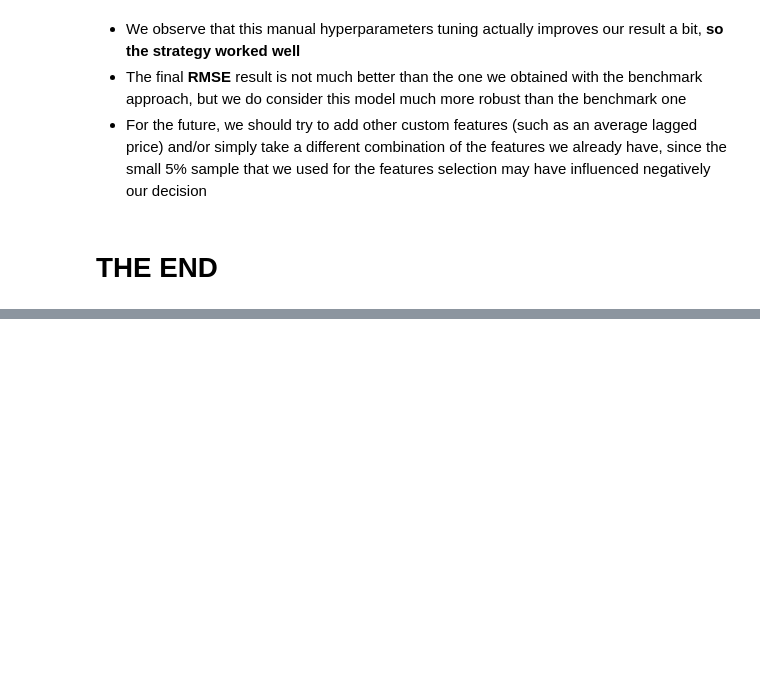
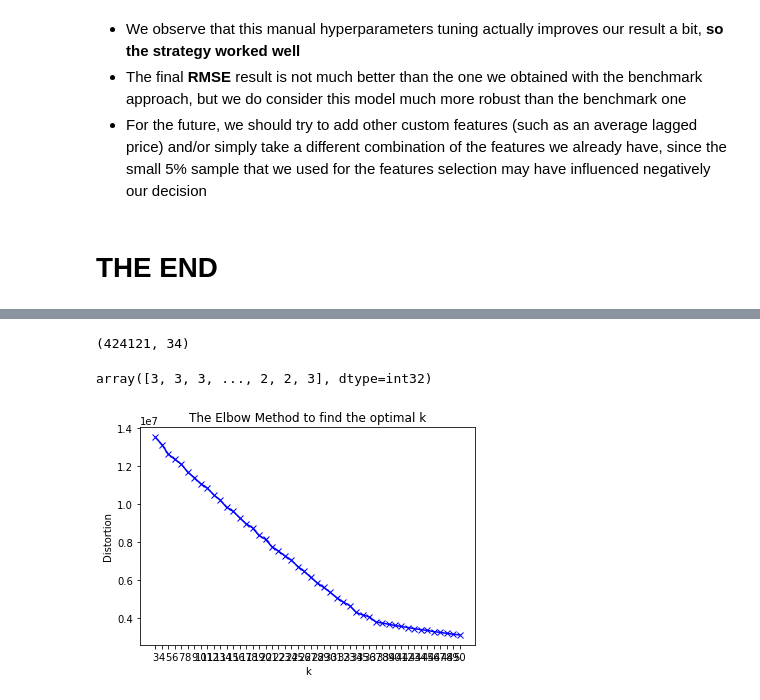
Before and after one commit to AlessandroBiagi/DataScienceProjects, a Jupyter notebook: Future_Sales/scripts/Predict_Future_Sales.ipynb, the cells around one changed output, grey strips where cells are left out. Cells and saved outputs as stored; diff of their text form; code cells hidden in the pictures; blank space fills up the shorter version.

```diff
--- a/Future_Sales/scripts/Predict_Future_Sales.ipynb
+++ b/Future_Sales/scripts/Predict_Future_Sales.ipynb
@@ -1236,0 +1281,4 @@ Submitting the results on Kaggle, we obtain an **RMSE of 2.14894**
+# %%
+df_clusters = df_clusters.pivot_table(index=[ i for i in df_clusters.columns if i not in cols_to_exclude],
+                                    columns='date_block_num',
+                                    values= 'item_cnt_day').reset_index().rename_axis(None, axis = 1)
@@ -1236,0 +1295,4 @@ Submitting the results on Kaggle, we obtain an **RMSE of 2.14894**
+# %%
+df_clusters_ready = df_clusters.copy()
+df_clusters_ready = df_clusters_ready.drop(['shop_id', 'item_id', 'item_category_id', 'city', 'joined_fields', 'median_price'], axis = 1)
+df_clusters_ready.head()
@@ -1236,0 +1307,4 @@ Submitting the results on Kaggle, we obtain an **RMSE of 2.14894**
+# %%
+from sklearn.preprocessing import Normalizer
+df_clusters_ready.iloc[:,:] = Normalizer(norm='l1').fit_transform(df_clusters_ready)
+df_clusters_ready.head()
@@ -1236,0 +1319,4 @@ Submitting the results on Kaggle, we obtain an **RMSE of 2.14894**
+# %%
+df_clusters_ready.shape
+# %% [output]
+(424121, 34)
@@ -1236,0 +1336,29 @@ Submitting the results on Kaggle, we obtain an **RMSE of 2.14894**
+# %%
+y_kmeans
+# %% [output]
+array([3, 3, 3, ..., 2, 2, 3], dtype=int32)
+# %%
+min_k = 3
+max_k = 50
+k_values = [i for i in range(min_k, max_k +1)]
+distortion = []
+scaler = StandardScaler().fit(df_clusters_ready)
+df_stand= scaler.fit_transform(df_clusters_ready)
+df_stand = pd.DataFrame(df_stand, columns = df_clusters_ready.columns)
+
+for k in k_values:
+    kmeanModel = cl.KMeans(n_clusters=k)
+    kmeanModel.fit(df_stand)
+    distortion.append(kmeanModel.inertia_)
+# %%
+
+fig, ax = plt.subplots()
+ax.plot(k_values , distortion, 'bx-')
+ax.set_xticks(k_values)
+ax.set_xlabel('k')
+ax.set_ylabel('Distortion')
+ax.set_title('The Elbow Method to find the optimal k')
+plt.savefig('./plots/elbow_method.jpeg')
+plt.show()
+# %% [output]
+[figure, added]
```
Also changed, not shown: parts of 16 cells of this notebook, 1 other file.
